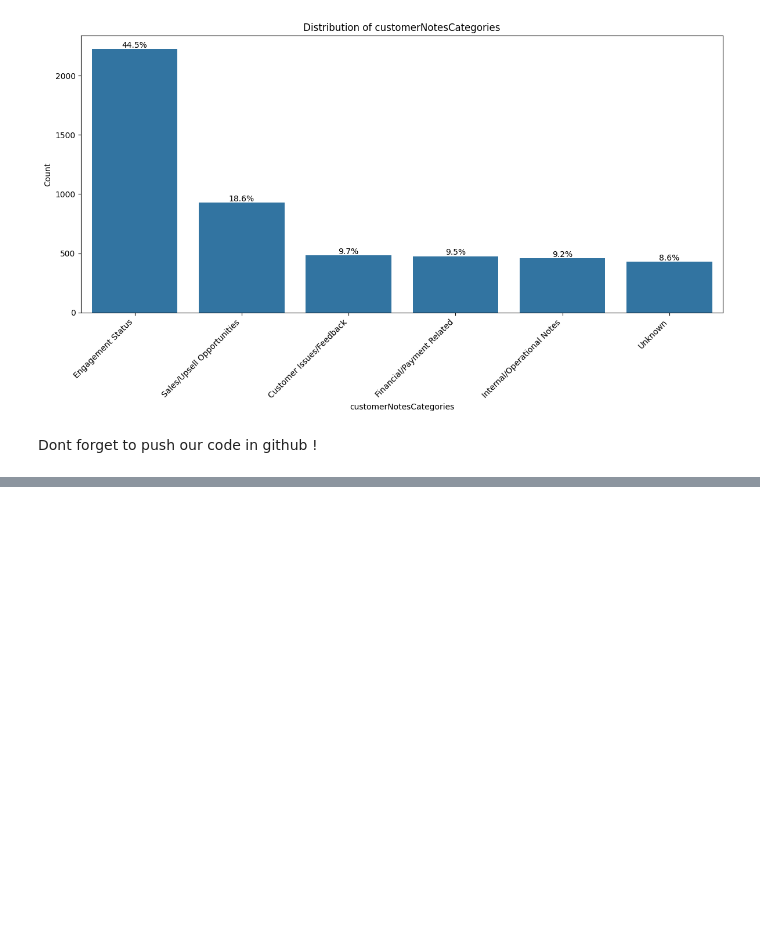
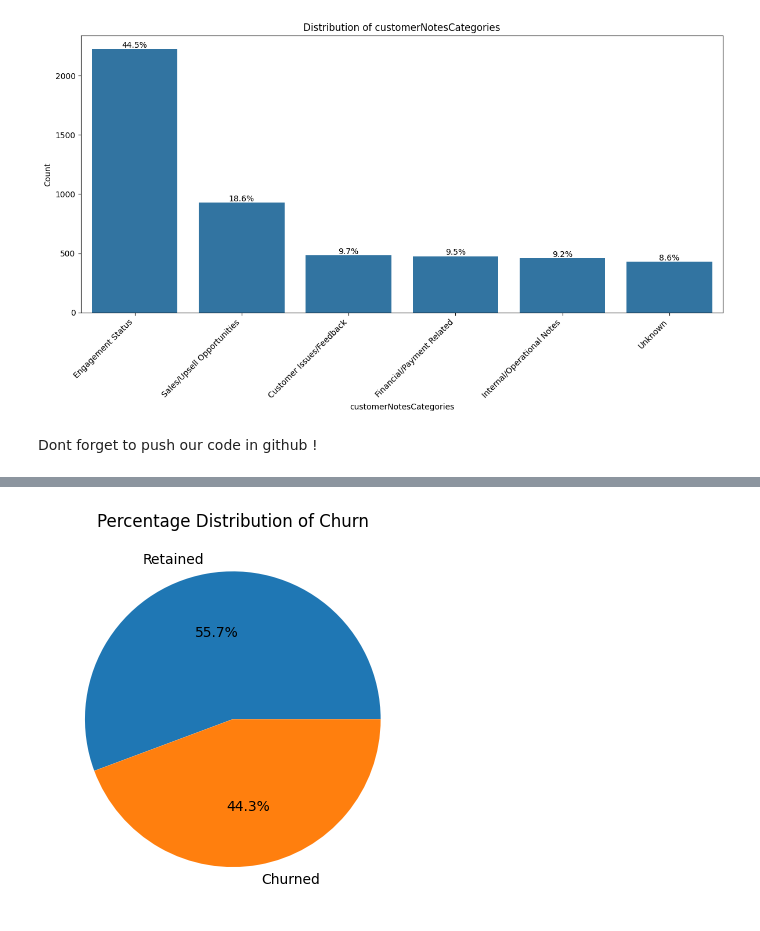
Before and after one commit to marina237/novaEdge, a Jupyter notebook: novaEdge.ipynb, the cells around one changed output, grey strips where cells are left out. Saved outputs shown, nothing was run; the diff lists cells and outputs as text; code cells hidden in the pictures; blank space fills up the shorter version.

Commit message:
Q1 - churn vs retained patterns analysis

```diff
--- a/novaEdge.ipynb
+++ b/novaEdge.ipynb
@@ -430,0 +439,9 @@ Branch 'master' set up to track remote branch 'master' from 'origin'.
+# %%
+# Pie chart for churned distribution with percentages and labels
+churn_counts = df['churned'].value_counts()
+churn_counts.index = ['Retained', 'Churned'] # Assign labels to index
+churn_counts.plot(kind='pie', autopct='%1.1f%%', title='Percentage Distribution of Churn')
+plt.ylabel('') # Remove default y-label
+plt.show()
+# %% [output]
+[figure, added]
```
Also changed, not shown: parts of 13 cells of this notebook.
